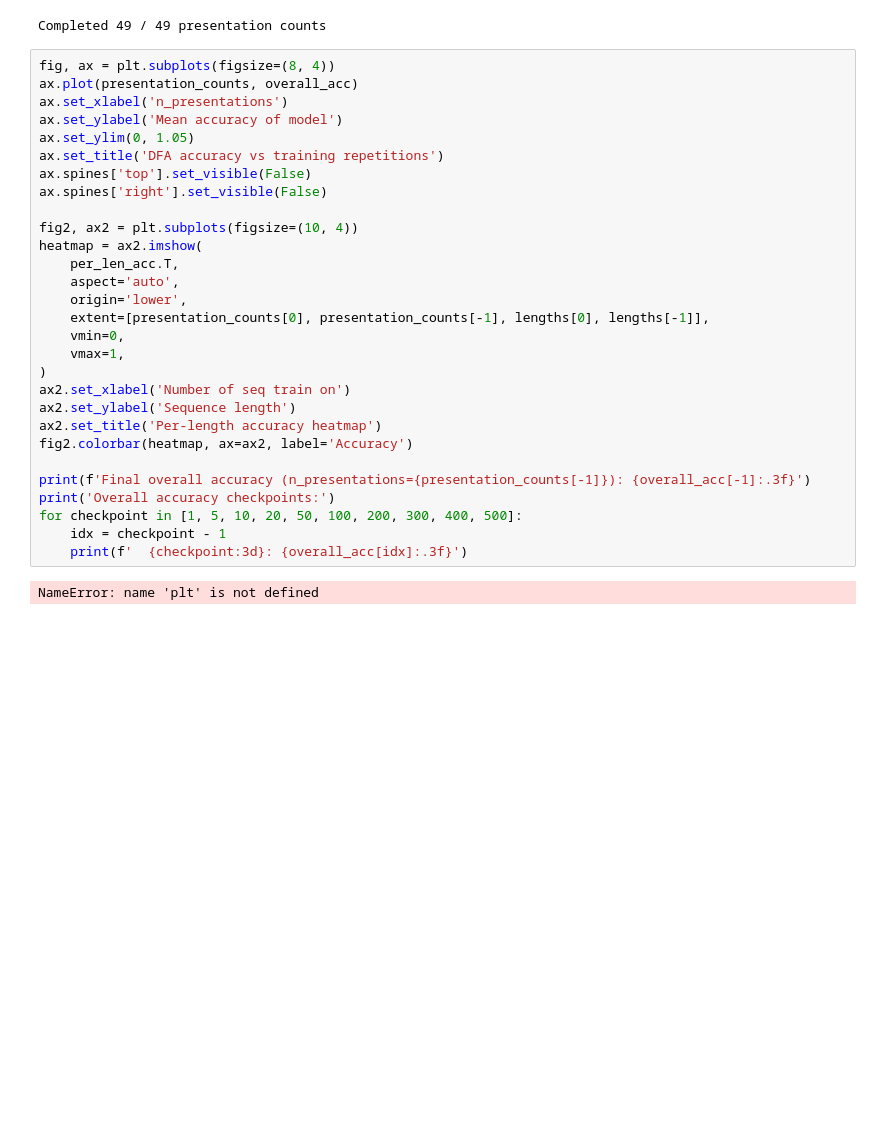
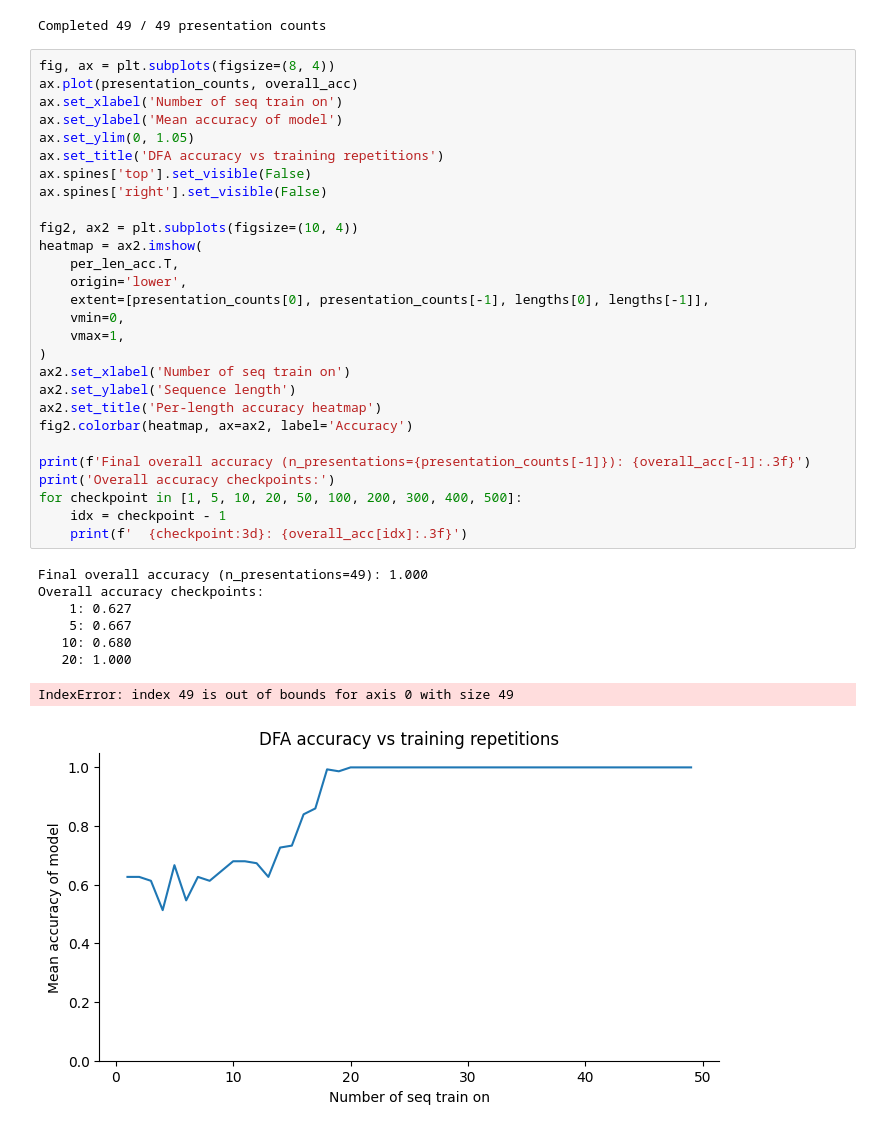
Before and after one commit to John728/assembly-calculus, a Jupyter notebook: nemo-dfa-presentations.ipynb, the cells around one changed output. Drawn from its saved outputs; the diff is of its cells as text; blank space fills up the shorter version.

```diff
--- a/nemo-dfa-presentations.ipynb
+++ b/nemo-dfa-presentations.ipynb
@@ -86,31 +86,37 @@ Completed 49 / 49 presentation counts
 # %%
 fig, ax = plt.subplots(figsize=(8, 4))
 ax.plot(presentation_counts, overall_acc)
-ax.set_xlabel('n_presentations')
+ax.set_xlabel('Number of seq train on')
 ax.set_ylabel('Mean accuracy of model')
 ax.set_ylim(0, 1.05)
 ax.set_title('DFA accuracy vs training repetitions')
 ax.spines['top'].set_visible(False)
 ax.spines['right'].set_visible(False)
 
 fig2, ax2 = plt.subplots(figsize=(10, 4))
 heatmap = ax2.imshow(
     per_len_acc.T,
-    aspect='auto',
     origin='lower',
     extent=[presentation_counts[0], presentation_counts[-1], lengths[0], lengths[-1]],
     vmin=0,
     vmax=1,
 )
 ax2.set_xlabel('Number of seq train on')
 ax2.set_ylabel('Sequence length')
 ax2.set_title('Per-length accuracy heatmap')
 fig2.colorbar(heatmap, ax=ax2, label='Accuracy')
 
 print(f'Final overall accuracy (n_presentations={presentation_counts[-1]}): {overall_acc[-1]:.3f}')
 print('Overall accuracy checkpoints:')
 for checkpoint in [1, 5, 10, 20, 50, 100, 200, 300, 400, 500]:
     idx = checkpoint - 1
     print(f'  {checkpoint:3d}: {overall_acc[idx]:.3f}')
 # %% [output]
-NameError: name 'plt' is not defined
+Final overall accuracy (n_presentations=49): 1.000
+Overall accuracy checkpoints:
+    1: 0.627
+    5: 0.667
+   10: 0.680
+   20: 1.000
+IndexError: index 49 is out of bounds for axis 0 with size 49
+[figure, added]
```
Also changed, not shown: parts of 1 cell of this notebook.
